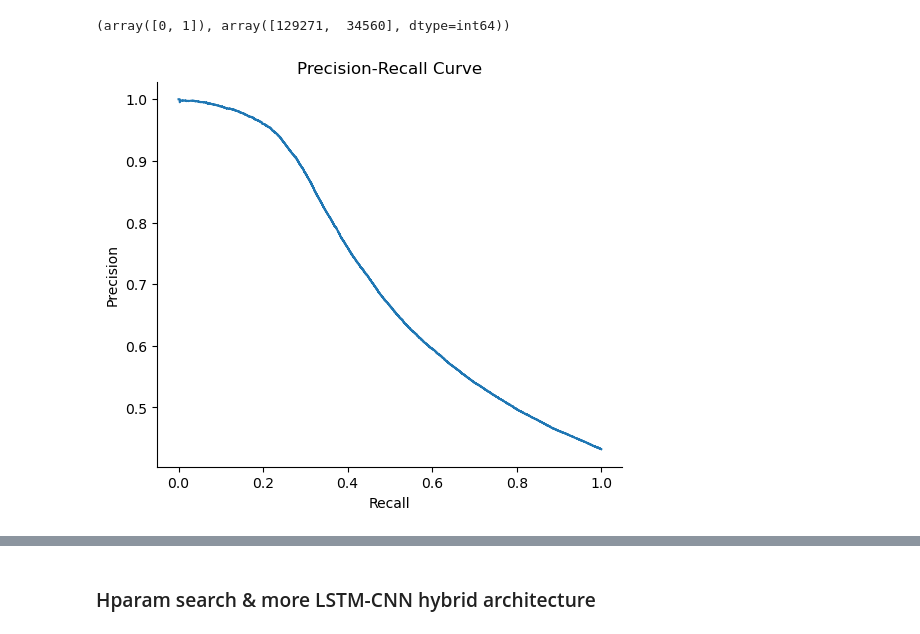
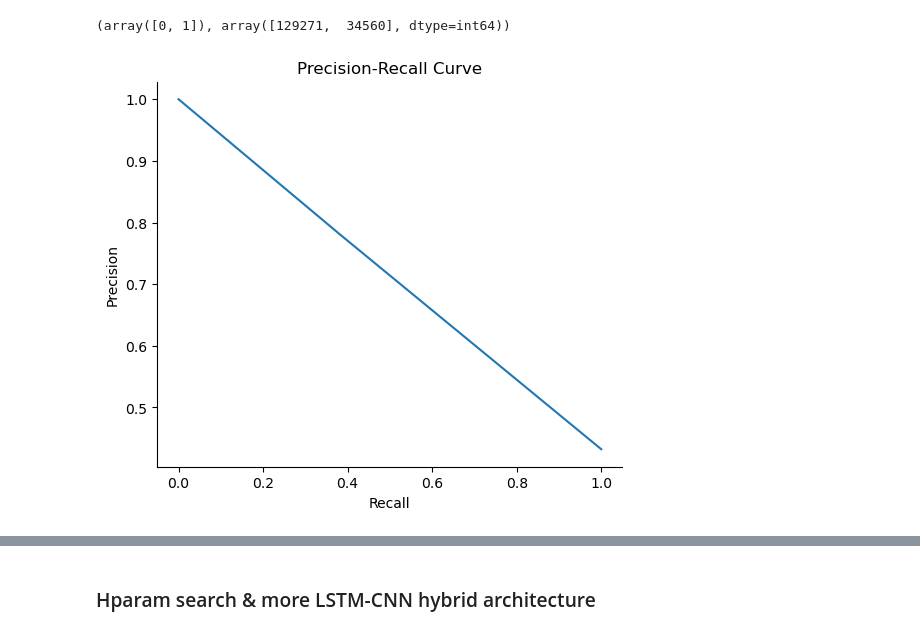
Before and after one commit to anupamajha1/ont_m6a, a Jupyter notebook: crasgaitis/eda.ipynb, the cells around one changed output, grey strips where cells are left out. Drawn from its saved outputs; the diff is of its cells as text; code cells hidden in the pictures.

```diff
--- a/crasgaitis/eda.ipynb
+++ b/crasgaitis/eda.ipynb
@@ -399,16 +399,16 @@ np.unique(binary_predictions, return_counts=True)
 # %%
 from sklearn.metrics import precision_recall_curve
 
-precision, recall, thresholds = precision_recall_curve(y_test, predictions)
+precision, recall, thresholds = precision_recall_curve(y_test, binary_predictions)
 
 plt.figure(figsize=(6, 5))
 plt.plot(recall, precision)
 plt.xlabel('Recall')
 plt.ylabel('Precision')
 plt.title('Precision-Recall Curve')
 ax = plt.gca()
 ax.spines['top'].set_visible(False)
 ax.spines['right'].set_visible(False)
 plt.show()
 # %% [output]
-[figure, old version]
+[figure, new version]
```
Also changed, not shown: parts of 1 cell of this notebook.
